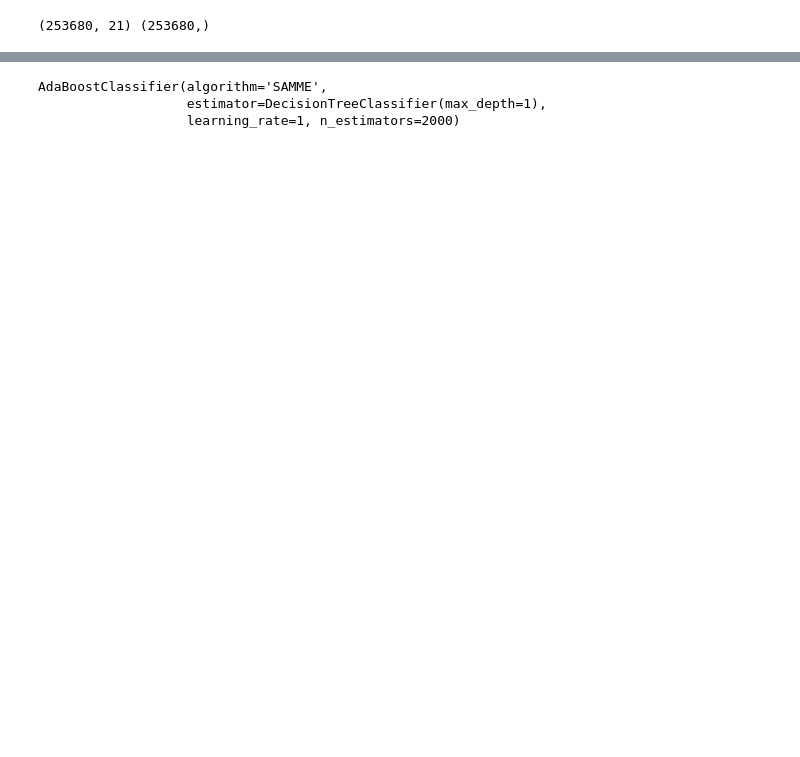
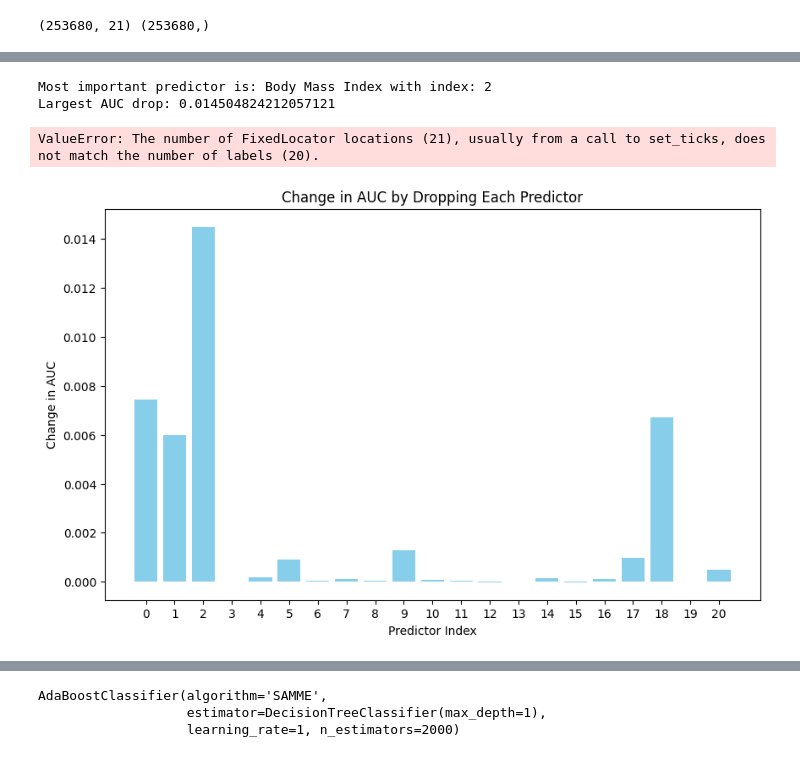
Before and after one commit to whykay-01/machine-learning, a Jupyter notebook: homeworks/hwk3/hwk3-draft.ipynb, the cells around one changed output, grey strips where cells are left out. Drawn from its saved outputs; the diff is of its cells as text; code cells hidden in the pictures; blank space fills up the shorter version.

```diff
--- a/homeworks/hwk3/hwk3-draft.ipynb
+++ b/homeworks/hwk3/hwk3-draft.ipynb
@@ -50,0 +298,68 @@ X_train, X_test, y_train, y_test = model_selection.train_test_split(X,y, test_si
+# %%
+import numpy as np
+
+def evaluate_predictor_importance(model, X_train, X_test, y_train, y_test, metric_func, drop_index):
+    # Train the model
+    model.fit(X_train, y_train)
+
+    # Calculate initial evaluation metric
+    initial_preds = model.predict_proba(X_test)[:, 1]
+    initial_metric = metric_func(y_test, initial_preds)
+
+    # Drop one predictor
+    X_train_drop = np.delete(X_train, drop_index, axis=1)
+    X_test_drop = np.delete(X_test, drop_index, axis=1)
+
+    # Retrain the model without the dropped predictor
+    model.fit(X_train_drop, y_train)
+
+    # Calculate evaluation metric after dropping the predictor
+    drop_preds = model.predict_proba(X_test_drop)[:, 1]
+    drop_metric = metric_func(y_test, drop_preds)
+
+    # Return the change in the evaluation metric
+    return initial_metric - drop_metric
+
+
+# Create a logistic regression model
+log_reg = LogisticRegression()
+
+# Specify the evaluation metric function (e.g., AUC)
+metric_func = roc_auc_score
+
+# Iterate through each predictor
+auc_changes = []
+for i in range(X_train.shape[1]):
+    # Evaluate predictor importance
+    auc_change = evaluate_predictor_importance(log_reg, X_train, X_test, y_train, y_test, metric_func, i)
+    auc_changes.append(auc_change)
+
+# Identify the predictor with the largest drop in AUC
+most_important_predictor_index = np.argmax(auc_changes)
+most_important_predictor = column_names[most_important_predictor_index]
+largest_auc_drop = auc_changes[most_important_predictor_index]
+
+
+print(f"Most important predictor is: {most_important_predictor} with index: {most_important_predictor_index}")
+print(f"Largest AUC drop: {largest_auc_drop}")
+# %% [output]
+Most important predictor is: Body Mass Index with index: 2
+Largest AUC drop: 0.014504824212057121
+# %%
+import matplotlib.pyplot as plt
+
+# Assuming auc_changes is a list containing the change in AUC for each predictor
+# and predictors is a list containing the names or indices of the predictors
+
+# Create a bar plot to visualize the change in AUC for each predictor
+plt.figure(figsize=(10, 6))
+plt.bar(range(len(auc_changes)), auc_changes, color='skyblue')
+plt.xlabel('Predictor Index')
+plt.ylabel('Change in AUC')
+plt.title('Change in AUC by Dropping Each Predictor')
+plt.xticks(range(len(auc_changes)), column_names, rotation=45, ha='right')
+plt.tight_layout()
+plt.show()
+# %% [output]
+ValueError: The number of FixedLocator locations (21), usually from a call to set_ticks, does not match the number of labels (20).
+[figure, added]
```
Also changed, not shown: parts of 22 cells of this notebook, 6 other files.
